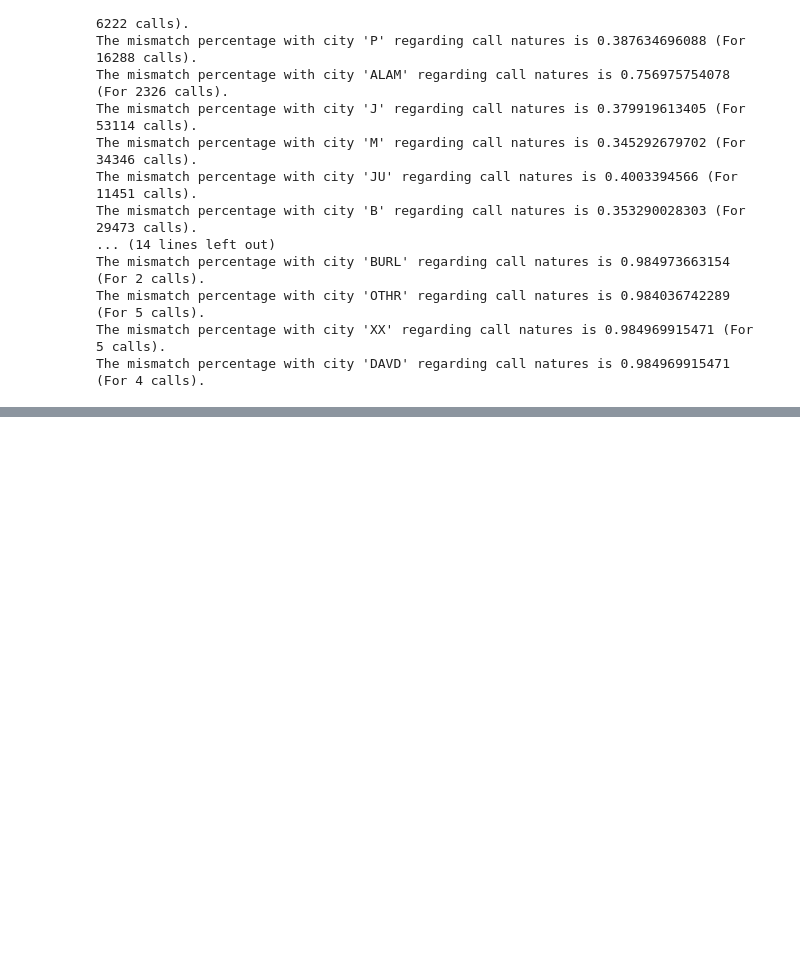
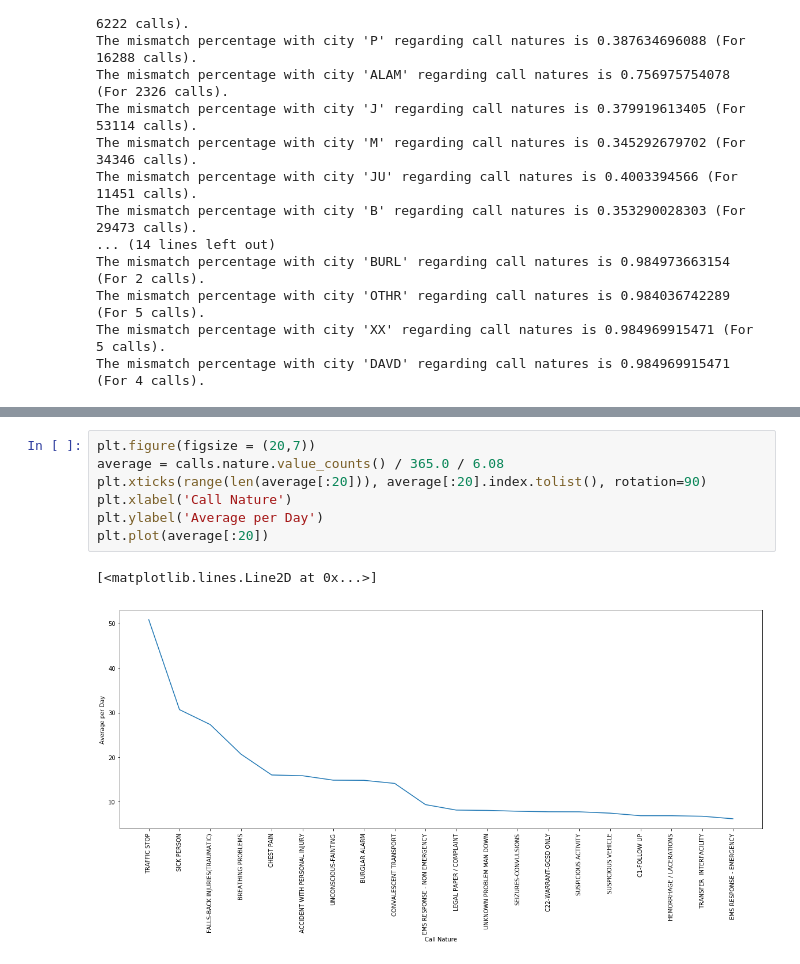
Before and after one commit to UNCG-CSE/Guilford_EMS, a Jupyter notebook: src/saed_call_volumes.ipynb, the cells around one changed output, grey strips where cells are left out. Cells and saved outputs as stored; diff of their text form; blank space fills up the shorter version.

```diff
--- a/src/saed_call_volumes.ipynb
+++ b/src/saed_call_volumes.ipynb
@@ -273,0 +238,10 @@ Length: 119, dtype: int64
+# %%
+plt.figure(figsize = (20,7))
+average = calls.nature.value_counts() / 365.0 / 6.08
+plt.xticks(range(len(average[:20])), average[:20].index.tolist(), rotation=90)
+plt.xlabel('Call Nature')
+plt.ylabel('Average per Day')
+plt.plot(average[:20])
+# %% [output]
+[<matplotlib.lines.Line2D at 0x...>]
+[figure, added]
```
Also changed, not shown: parts of 16 cells of this notebook.
